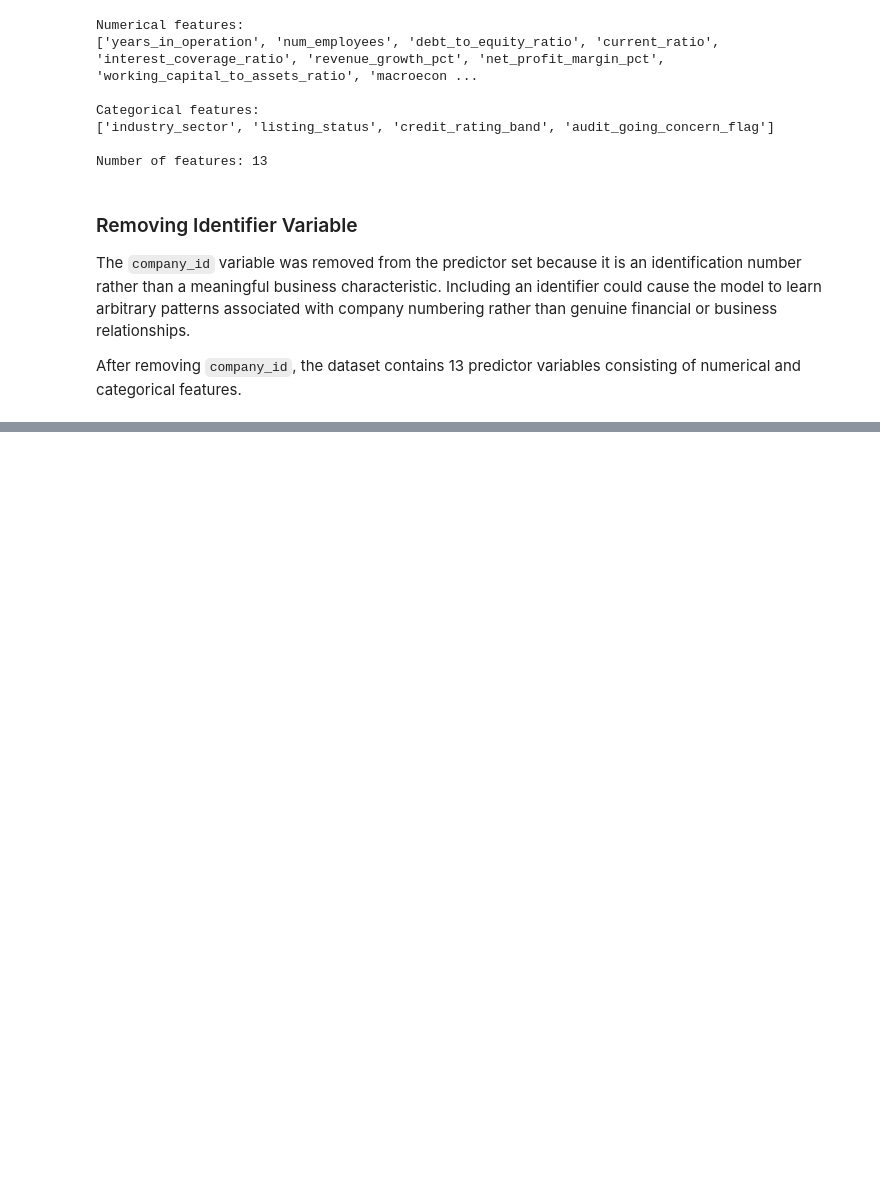
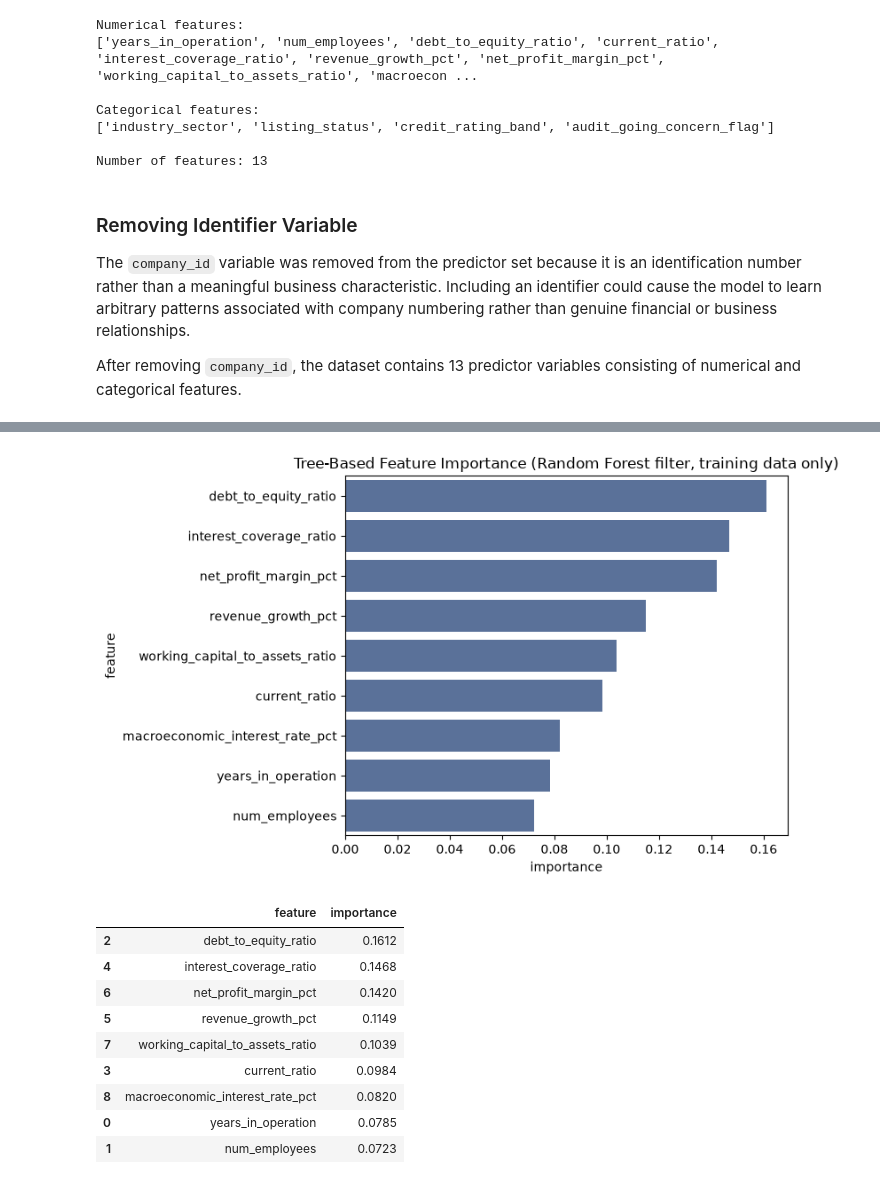
Before and after one commit to GraceChelangat/BI-ClassificationC1, a Jupyter notebook: notebooks/classification_corporate_financial_distress.ipynb, the cells around one changed output, grey strips where cells are left out. Saved outputs shown, nothing was run; the diff lists cells and outputs as text; code cells hidden in the pictures; blank space fills up the shorter version.

Commit message:
Completed the train and split and feature selction

```diff
--- a/notebooks/classification_corporate_financial_distress.ipynb
+++ b/notebooks/classification_corporate_financial_distress.ipynb
@@ -591,0 +659,16 @@ After removing `company_id`, the dataset contains 13 predictor variables consist
+# %%
+# ANOVA F-test and Mutual Information for feature selection
+from sklearn.feature_selection import f_classif, mutual_info_classif
+numeric_train_filled = X_train[numeric_features].fillna(X_train[numeric_features].median())
+
+f_stats, p_values = f_classif(numeric_train_filled, y_train)
+mi_scores = mutual_info_classif(numeric_train_filled, y_train, random_state=42)
+
+numeric_selection = pd.DataFrame({
+    "feature": numeric_features,
+    "ANOVA_F": f_stats,
+    "p_value": p_values,
+    "mutual_info": mi_scores
+}).sort_values("mutual_info", ascending=False)
+
+numeric_selection.round(4)
@@ -591,0 +745,34 @@ After removing `company_id`, the dataset contains 13 predictor variables consist
+# %%
+# Tree-based Importance Filter
+from sklearn.ensemble import RandomForestClassifier
+
+#Unlike ANOVA, this can pick up non-linear relationships
+# and interactions — used here to double-check the numeric features ANOVA/MI
+# flagged as weak before deciding to drop them for any model family.
+rf_filter = RandomForestClassifier(n_estimators=300, max_depth=8, random_state=42)
+rf_filter.fit(numeric_train_filled, y_train)
+
+tree_importance = pd.DataFrame({
+    "feature": numeric_features,
+    "importance": rf_filter.feature_importances_
+}).sort_values("importance", ascending=False)
+
+plt.figure(figsize=(8, 5))
+sns.barplot(data=tree_importance, y="feature", x="importance", color="#4F6EA4")
+plt.title("Tree-Based Feature Importance (Random Forest filter, training data only)")
+plt.tight_layout()
+plt.show()
+
+tree_importance.round(4)
+# %% [output]
+[figure, added]
+|  | feature | importance |
+| 2 | debt_to_equity_ratio | 0.1612 |
+| 4 | interest_coverage_ratio | 0.1468 |
+| 6 | net_profit_margin_pct | 0.1420 |
+| 5 | revenue_growth_pct | 0.1149 |
+| 7 | working_capital_to_assets_ratio | 0.1039 |
+| 3 | current_ratio | 0.0984 |
+| 8 | macroeconomic_interest_rate_pct | 0.0820 |
+| 0 | years_in_operation | 0.0785 |
+| 1 | num_employees | 0.0723 |
```
Also changed, not shown: parts of 11 cells of this notebook.
